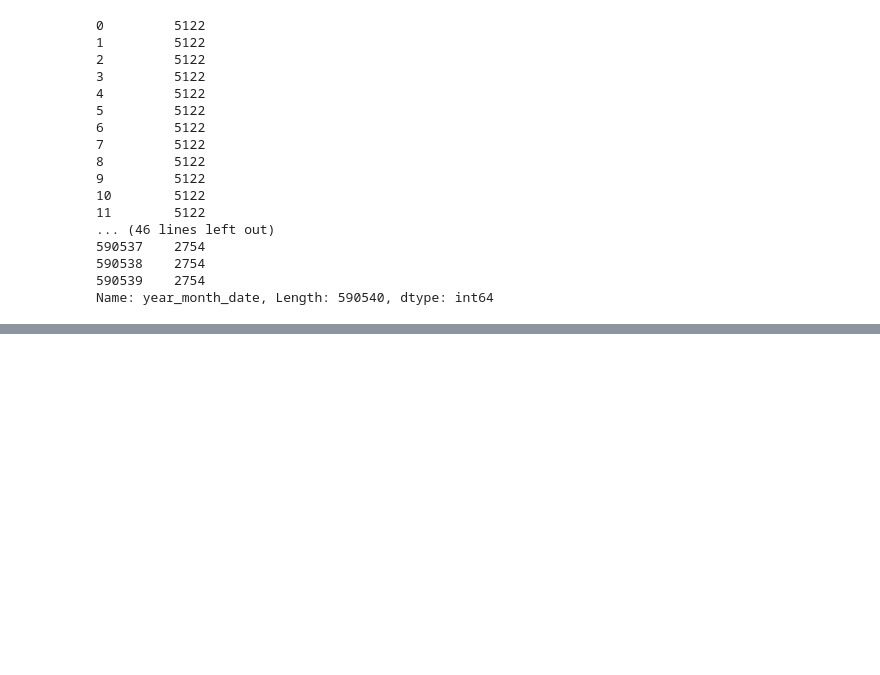
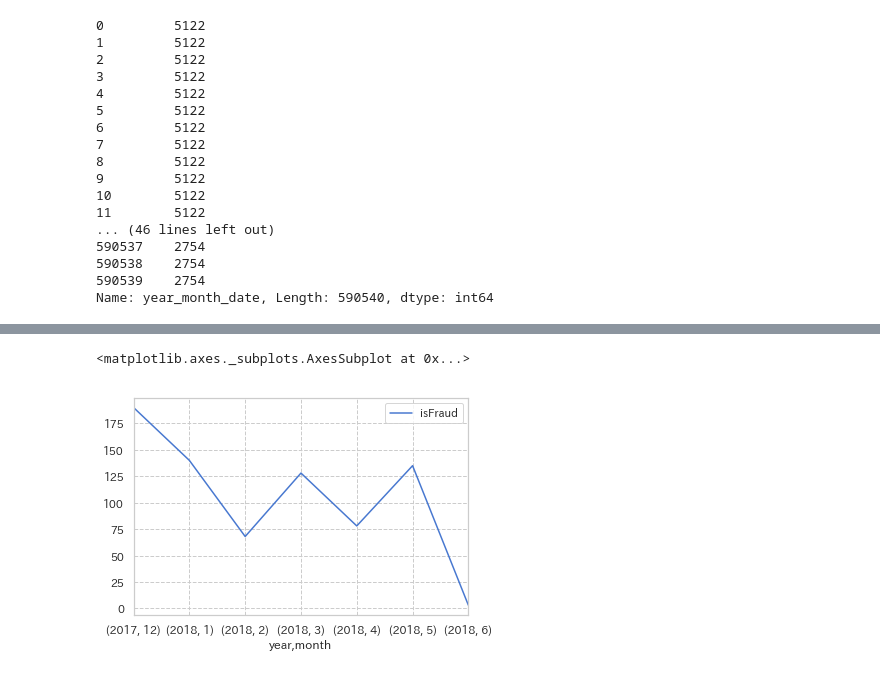
Before and after one commit to youjo-DS/ieee-fraud-detection, a Jupyter notebook: jn/EXPERIMENT003_DateCount.ipynb, the cells around one changed output, grey strips where cells are left out. Saved outputs shown, nothing was run; the diff lists cells and outputs as text; code cells hidden in the pictures; blank space fills up the shorter version.

```diff
--- a/jn/EXPERIMENT003_DateCount.ipynb
+++ b/jn/EXPERIMENT003_DateCount.ipynb
@@ -116,0 +134,5 @@ Name: year_month_date, Length: 590540, dtype: int64
+# %%
+agg[agg['card1'] == 9633].sort_values(['year', 'month']).set_index(['year', 'month']).drop(columns='card1').plot()
+# %% [output]
+<matplotlib.axes._subplots.AxesSubplot at 0x...>
+[figure, added]
```
Also changed, not shown: parts of 13 cells of this notebook, 31 other files.
